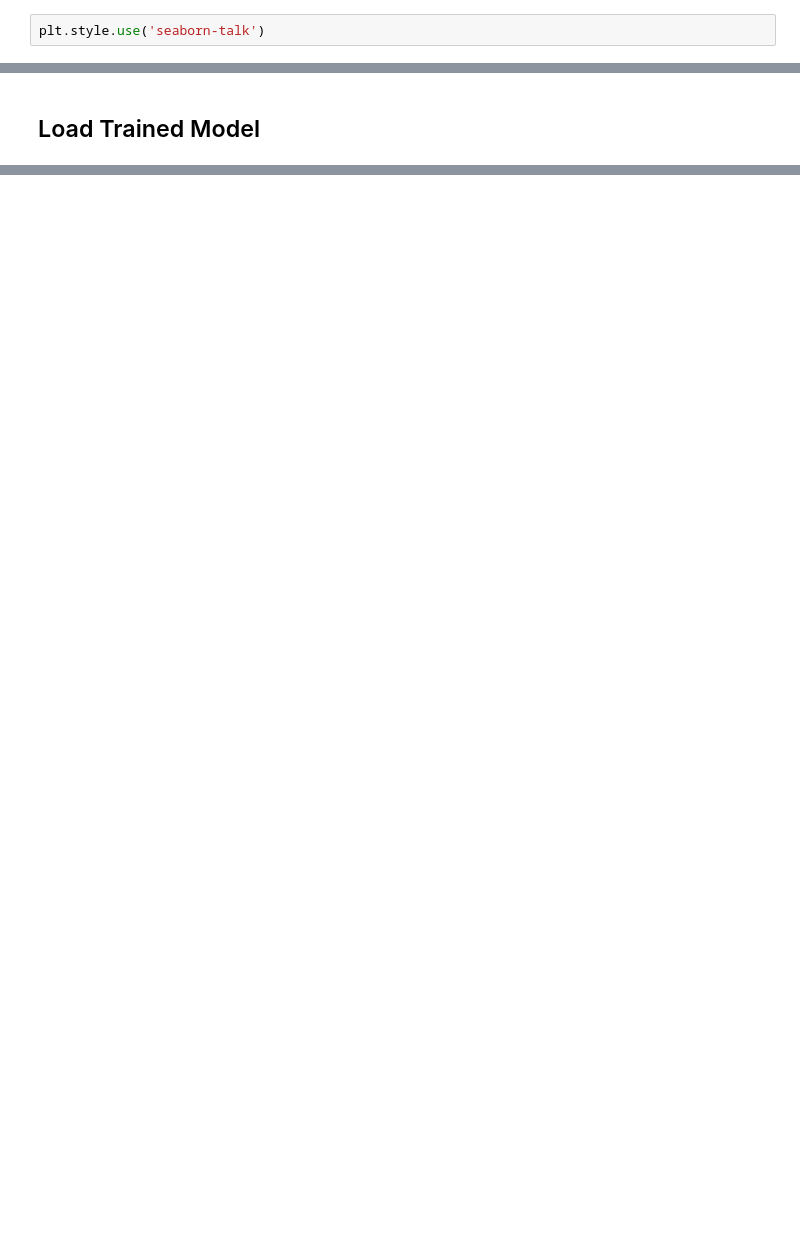
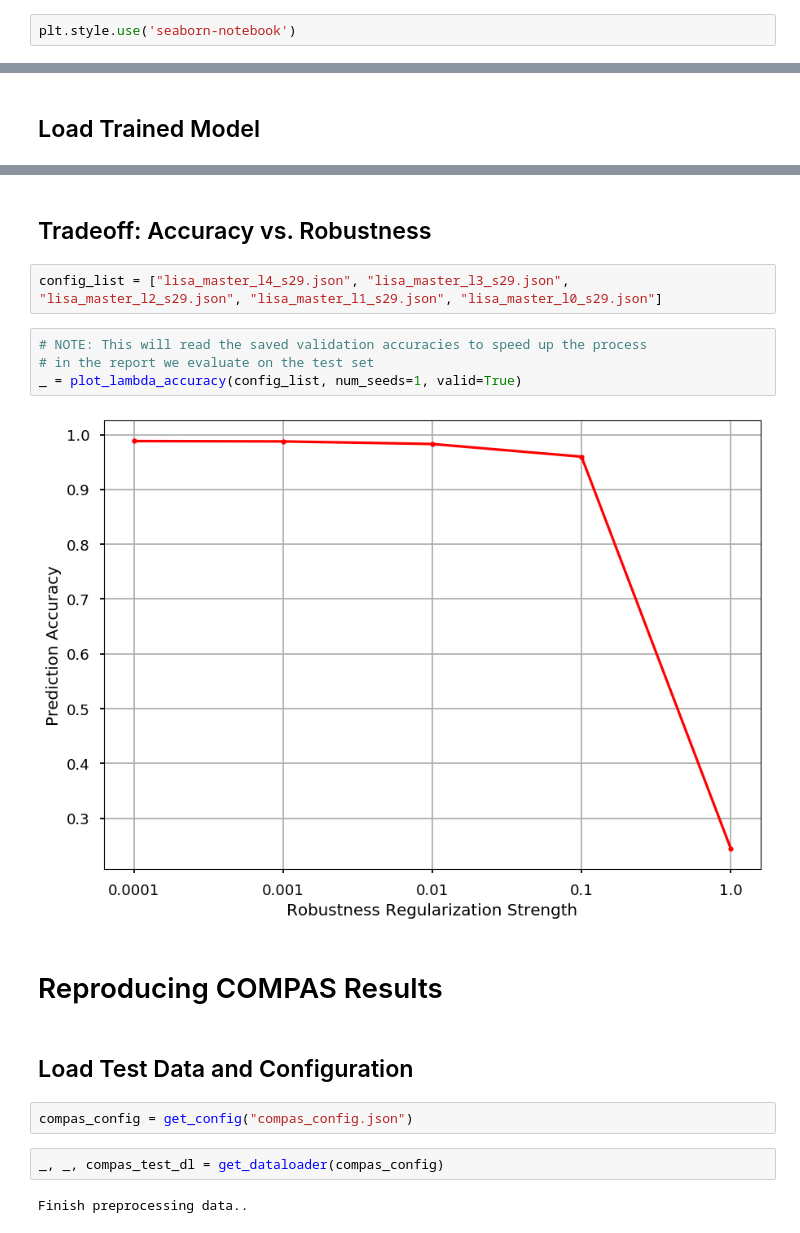
Before and after one commit to AmanDaVinci/SENN, a Jupyter notebook: report.ipynb, the cells around one changed output, grey strips where cells are left out. Saved outputs shown, nothing was run; the diff lists cells and outputs as text; blank space fills up the shorter version.

Commit message:
finalize report notebook

```diff
--- a/report.ipynb
+++ b/report.ipynb
@@ -22,4 +64,4 @@ from models.senn import SENN
 # %% [markdown]
 ## Configuration
 # %%
-plt.style.use('seaborn-talk')
+plt.style.use('seaborn-notebook')
@@ -139,0 +118,21 @@ for i in range(2):
+# %% [markdown]
+## Tradeoff: Accuracy vs. Robustness
+# %%
+config_list = ["lisa_master_l4_s29.json", "lisa_master_l3_s29.json", "lisa_master_l2_s29.json", "lisa_master_l1_s29.json", "lisa_master_l0_s29.json"]
+# %%
+# NOTE: This will read the saved validation accuracies to speed up the process
+# in the report we evaluate on the test set
+_ = plot_lambda_accuracy(config_list, num_seeds=1, valid=True)
+# %% [output]
+[figure, added]
+# %% [markdown]
+<a name="reproduce_compas"></a>
+# Reproducing COMPAS Results
+# %% [markdown]
+## Load Test Data and Configuration
+# %%
+compas_config = get_config("compas_config.json")
+# %%
+_, _, compas_test_dl = get_dataloader(compas_config)
+# %% [output]
+Finish preprocessing data..
```
Also changed, not shown: parts of 71 cells of this notebook, 2 other files.
